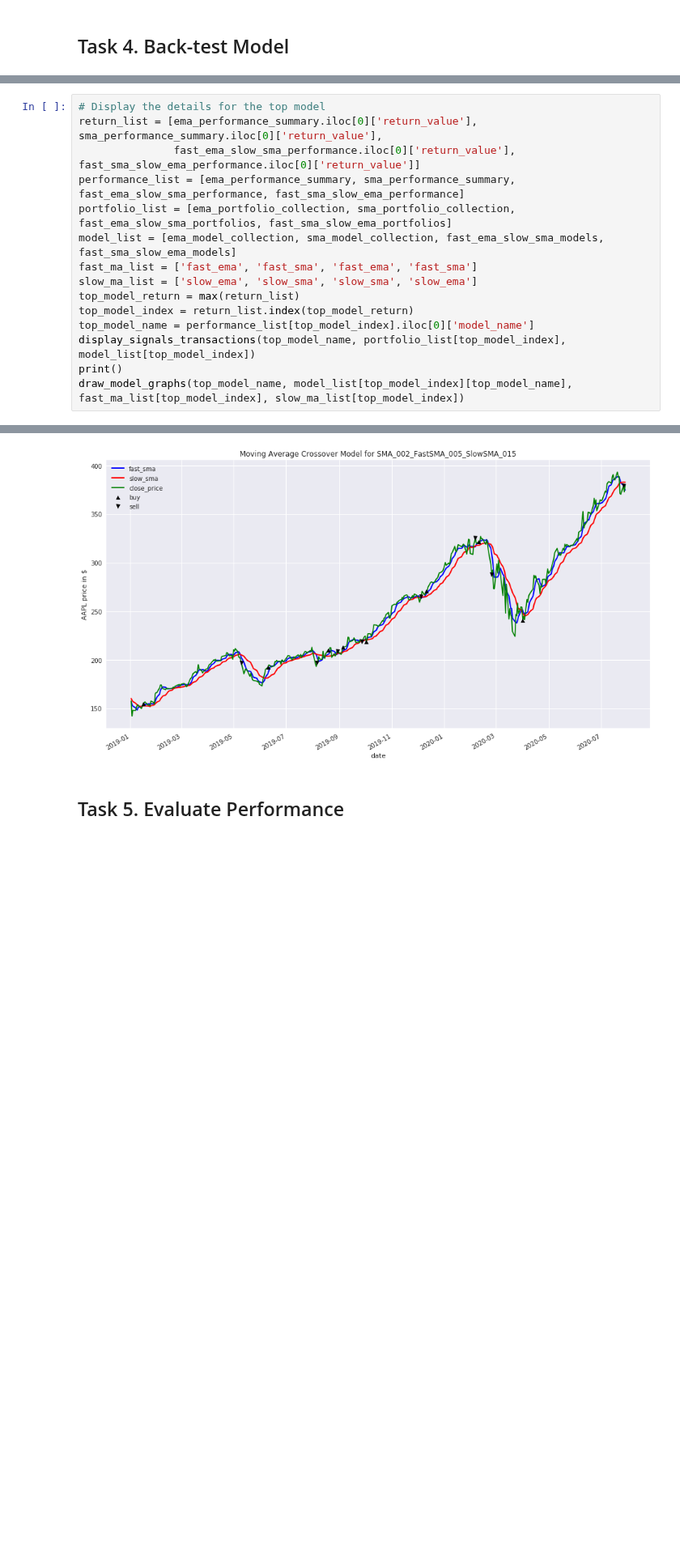
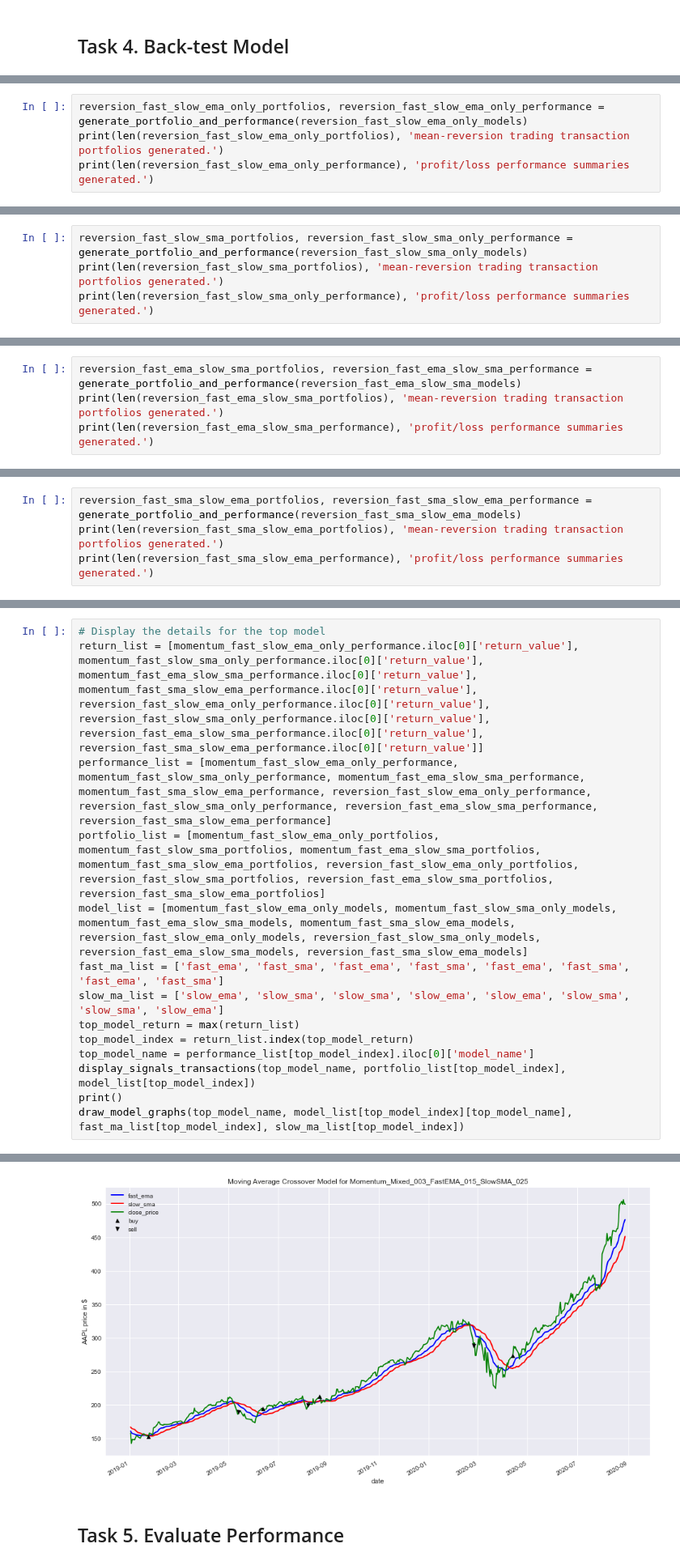
Before and after one commit to daines-analytics/quant-finance-projects, a Jupyter notebook: daily-stocks-report/py_algotrading_combo_ma_crossover_grid_AAPL.ipynb, the cells around one changed output, grey strips where cells are left out. Shown at 81% size. Drawn from its saved outputs; the diff is of its cells as text; blank space fills up the shorter version.

Commit message:
Batch upload #6 of momentum and mean-reversion MA crossover grid search trading model

```diff
--- a/daily-stocks-report/py_algotrading_combo_ma_crossover_grid_AAPL.ipynb
+++ b/daily-stocks-report/py_algotrading_combo_ma_crossover_grid_AAPL.ipynb
@@ -465,0 +544,4 @@ fast_sma_slow_ema_performance.head()
+# %%
+reversion_fast_slow_ema_only_portfolios, reversion_fast_slow_ema_only_performance = generate_portfolio_and_performance(reversion_fast_slow_ema_only_models)
+print(len(reversion_fast_slow_ema_only_portfolios), 'mean-reversion trading transaction portfolios generated.')
+print(len(reversion_fast_slow_ema_only_performance), 'profit/loss performance summaries generated.')
@@ -465,0 +551,4 @@ fast_sma_slow_ema_performance.head()
+# %%
+reversion_fast_slow_sma_portfolios, reversion_fast_slow_sma_only_performance = generate_portfolio_and_performance(reversion_fast_slow_sma_only_models)
+print(len(reversion_fast_slow_sma_portfolios), 'mean-reversion trading transaction portfolios generated.')
+print(len(reversion_fast_slow_sma_only_performance), 'profit/loss performance summaries generated.')
@@ -465,0 +558,4 @@ fast_sma_slow_ema_performance.head()
+# %%
+reversion_fast_ema_slow_sma_portfolios, reversion_fast_ema_slow_sma_performance = generate_portfolio_and_performance(reversion_fast_ema_slow_sma_models)
+print(len(reversion_fast_ema_slow_sma_portfolios), 'mean-reversion trading transaction portfolios generated.')
+print(len(reversion_fast_ema_slow_sma_performance), 'profit/loss performance summaries generated.')
@@ -465,0 +565,4 @@ fast_sma_slow_ema_performance.head()
+# %%
+reversion_fast_sma_slow_ema_portfolios, reversion_fast_sma_slow_ema_performance = generate_portfolio_and_performance(reversion_fast_sma_slow_ema_models)
+print(len(reversion_fast_sma_slow_ema_portfolios), 'mean-reversion trading transaction portfolios generated.')
+print(len(reversion_fast_sma_slow_ema_performance), 'profit/loss performance summaries generated.')
@@ -474,13 +652,12 @@ def display_signals_transactions(model_name, portfolio_collection, model_collect
     print(model_collection[model_name][(model_collection[model_name].signal_change != 0) | (model_collection[model_name].entry_exit != 0)][cols_to_display])
 # %%
 # Display the details for the top model
-return_list = [ema_performance_summary.iloc[0]['return_value'], sma_performance_summary.iloc[0]['return_value'],
-               fast_ema_slow_sma_performance.iloc[0]['return_value'], fast_sma_slow_ema_performance.iloc[0]['return_value']]
-performance_list = [ema_performance_summary, sma_performance_summary, fast_ema_slow_sma_performance, fast_sma_slow_ema_performance]
-portfolio_list = [ema_portfolio_collection, sma_portfolio_collection, fast_ema_slow_sma_portfolios, fast_sma_slow_ema_portfolios]
-model_list = [ema_model_collection, sma_model_collection, fast_ema_slow_sma_models, fast_sma_slow_ema_models]
-fast_ma_list = ['fast_ema', 'fast_sma', 'fast_ema', 'fast_sma']
-slow_ma_list = ['slow_ema', 'slow_sma', 'slow_sma', 'slow_ema']
+return_list = [momentum_fast_slow_ema_only_performance.iloc[0]['return_value'], momentum_fast_slow_sma_only_performance.iloc[0]['return_value'], momentum_fast_ema_slow_sma_performance.iloc[0]['return_value'], momentum_fast_sma_slow_ema_performance.iloc[0]['return_value'], reversion_fast_slow_ema_only_performance.iloc[0]['return_value'], reversion_fast_slow_sma_only_performance.iloc[0]['return_value'], reversion_fast_ema_slow_sma_performance.iloc[0]['return_value'], reversion_fast_sma_slow_ema_performance.iloc[0]['return_value']]
+performance_list = [momentum_fast_slow_ema_only_performance, momentum_fast_slow_sma_only_performance, momentum_fast_ema_slow_sma_performance, momentum_fast_sma_slow_ema_performance, reversion_fast_slow_ema_only_performance, reversion_fast_slow_sma_only_performance, reversion_fast_ema_slow_sma_performance, reversion_fast_sma_slow_ema_performance]
+portfolio_list = [momentum_fast_slow_ema_only_portfolios, momentum_fast_slow_sma_portfolios, momentum_fast_ema_slow_sma_portfolios, momentum_fast_sma_slow_ema_portfolios, reversion_fast_slow_ema_only_portfolios, reversion_fast_slow_sma_portfolios, reversion_fast_ema_slow_sma_portfolios, reversion_fast_sma_slow_ema_portfolios]
+model_list = [momentum_fast_slow_ema_only_models, momentum_fast_slow_sma_only_models, momentum_fast_ema_slow_sma_models, momentum_fast_sma_slow_ema_models, reversion_fast_slow_ema_only_models, reversion_fast_slow_sma_only_models, reversion_fast_ema_slow_sma_models, reversion_fast_sma_slow_ema_models]
+fast_ma_list = ['fast_ema', 'fast_sma', 'fast_ema', 'fast_sma', 'fast_ema', 'fast_sma', 'fast_ema', 'fast_sma']
+slow_ma_list = ['slow_ema', 'slow_sma', 'slow_sma', 'slow_ema', 'slow_ema', 'slow_sma', 'slow_sma', 'slow_ema']
 top_model_return = max(return_list)
 top_model_index = return_list.index(top_model_return)
 top_model_name = performance_list[top_model_index].iloc[0]['model_name']
@@ -508,4 +685,4 @@ date
-[figure, old version]
+[figure, new version]
 # %% [markdown]
 ## Task 5. Evaluate Performance
 # %%
```
Also changed, not shown: parts of 50 cells of this notebook, 19 other files.
